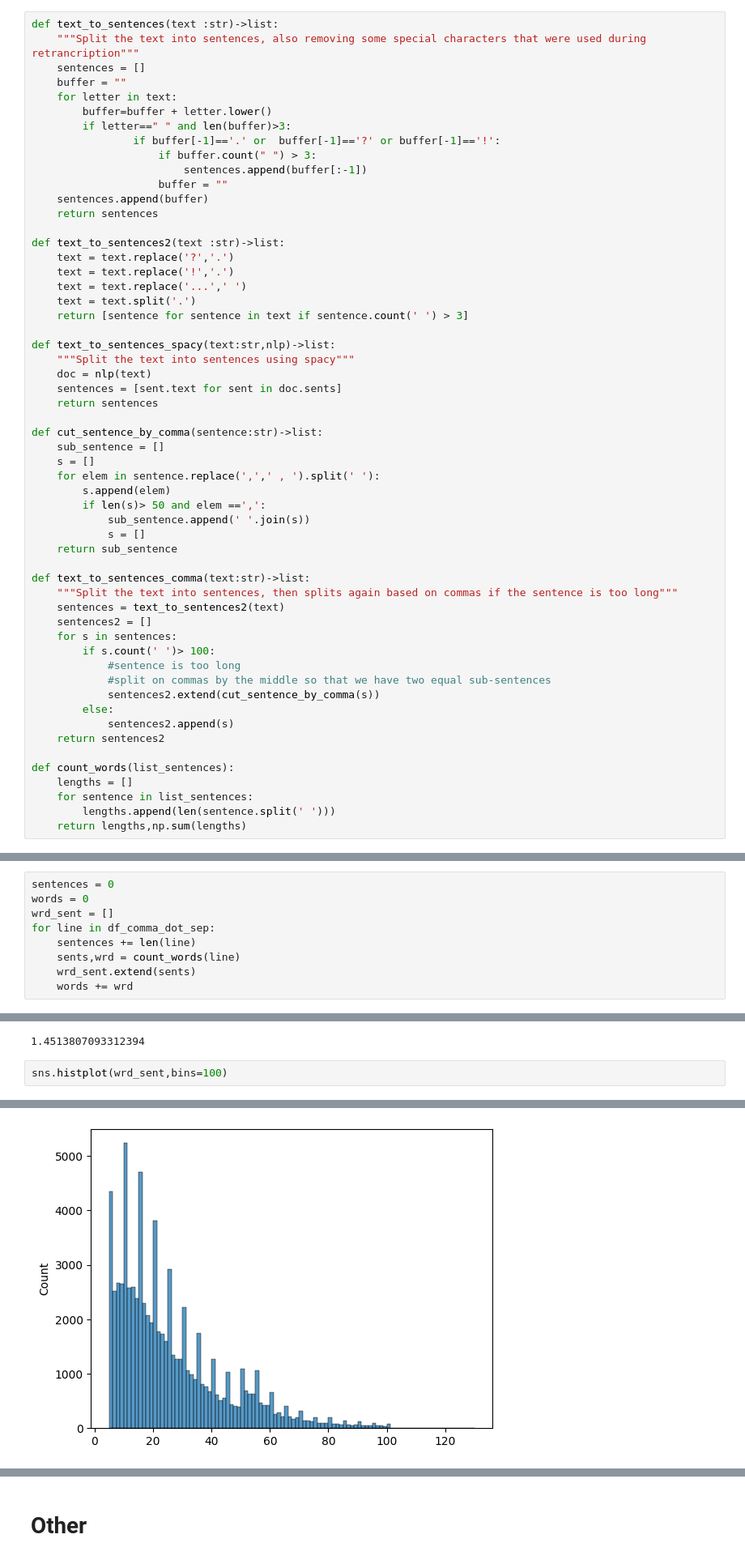
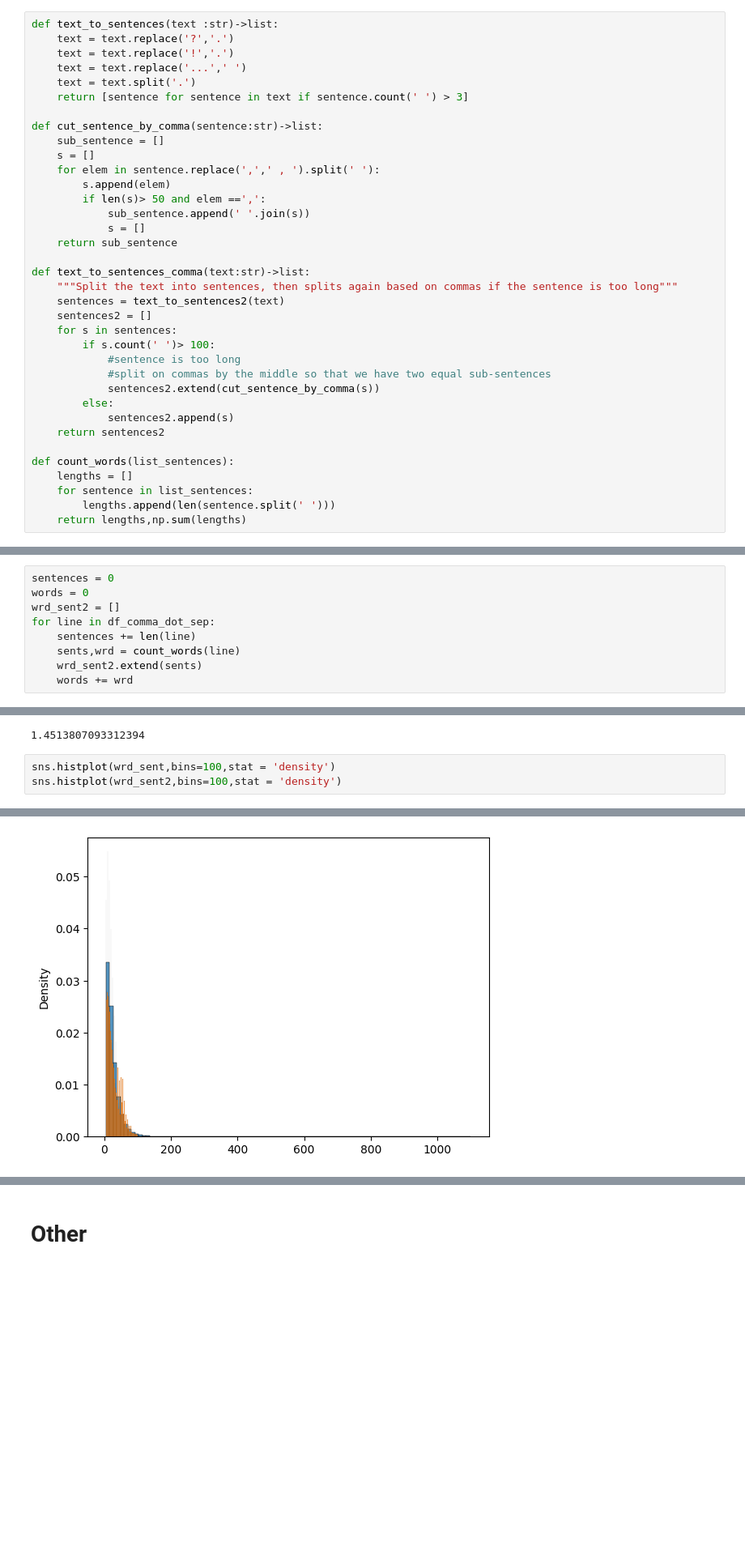
Before and after one commit to NLP-for-Psycholinguistic/text_coherence_pipeline, a Jupyter notebook: draft.ipynb, the cells around one changed output, grey strips where cells are left out. Shown at 81% size. Drawn from its saved outputs; the diff is of its cells as text; blank space fills up the shorter version.

```diff
--- a/draft.ipynb
+++ b/draft.ipynb
@@ -66,31 +66,11 @@ def revert_sentence_segmentation(list_sentences):
     return ret
 # %%
 def text_to_sentences(text :str)->list:
-    """Split the text into sentences, also removing some special characters that were used during retrancription"""
-    sentences = []
-    buffer = ""
-    for letter in text:
-        buffer=buffer + letter.lower()
-        if letter==" " and len(buffer)>3:
-                if buffer[-1]=='.' or  buffer[-1]=='?' or buffer[-1]=='!':
-                    if buffer.count(" ") > 3:
-                        sentences.append(buffer[:-1])
-                    buffer = ""
-    sentences.append(buffer)
-    return sentences
-
-def text_to_sentences2(text :str)->list:
     text = text.replace('?','.')
     text = text.replace('!','.')
     text = text.replace('...',' ')
     text = text.split('.')
     return [sentence for sentence in text if sentence.count(' ') > 3]
-
-def text_to_sentences_spacy(text:str,nlp)->list:
-    """Split the text into sentences using spacy"""
-    doc = nlp(text)
-    sentences = [sent.text for sent in doc.sents]
-    return sentences
 
 def cut_sentence_by_comma(sentence:str)->list:
     sub_sentence = []
@@ -204,11 +184,11 @@ df_comma_dot_sep= text.apply(text_to_sentences_comma)
 # %%
 sentences = 0
 words = 0
-wrd_sent = []
+wrd_sent2 = []
 for line in df_comma_dot_sep:
     sentences += len(line)
     sents,wrd = count_words(line)
-    wrd_sent.extend(sents)
+    wrd_sent2.extend(sents)
     words += wrd
 # %%
 sentences
@@ -228,5 +208,6 @@ outliers = [x for x in wrd_sent if x > mean +3 * std]
 # %% [output]
 1.4513807093312394
 # %%
-sns.histplot(wrd_sent,bins=100)
+sns.histplot(wrd_sent,bins=100,stat = 'density')
+sns.histplot(wrd_sent2,bins=100,stat = 'density')
 # %% [output]
@@ -234 +215 @@ sns.histplot(wrd_sent,bins=100)
-[figure, old version]
+[figure, new version]
```
Also changed, not shown: parts of 4 cells of this notebook, 3 other files.
